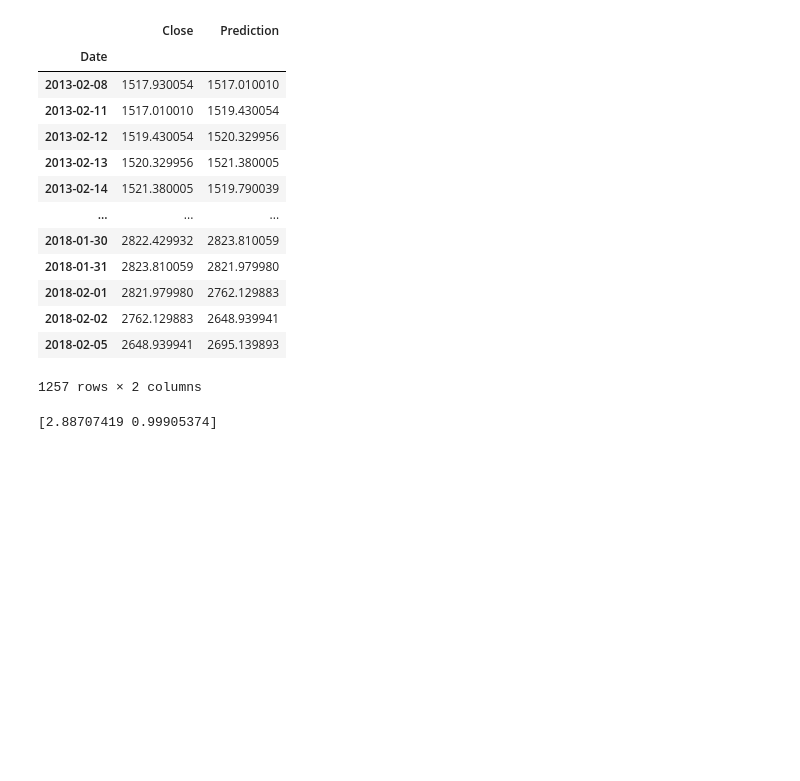
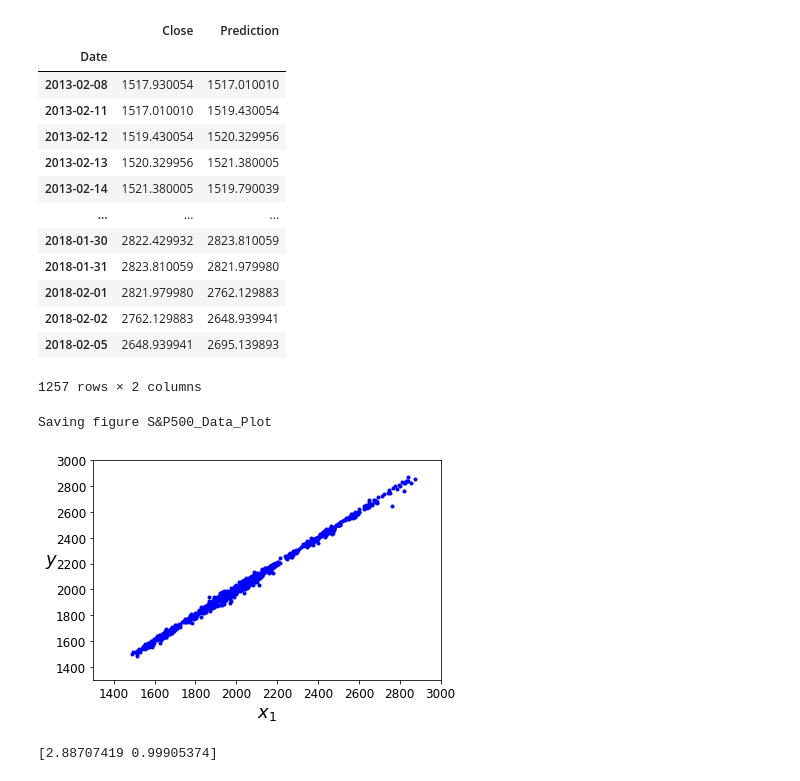
Before and after one commit to rtjuandi/Stock-Market-DAP, a Jupyter notebook: DAP4/GradientDecent.ipynb, the cells around one changed output. Cells and saved outputs as stored; diff of their text form; code cells hidden in the pictures; blank space fills up the shorter version.

```diff
--- a/DAP4/GradientDecent.ipynb
+++ b/DAP4/GradientDecent.ipynb
@@ -69,6 +69,17 @@ X = np.array(df.drop(['Prediction'], 1))
 y = np.array(df['Prediction'])
 
 X_train, X_test, y_train, y_test = train_test_split(X, y, test_size = 0.3, shuffle=False)
+# %%
+plt.plot(X, y, "b.")
+
+plt.xlabel("$x_1$", fontsize=18)
+plt.ylabel("$y$", rotation=0, fontsize=18)
+plt.axis([1300, 3000, 1300, 3000])
+save_fig("S&P500_Data_Plot")
+plt.show()
+# %% [output]
+Saving figure S&P500_Data_Plot
+[figure, added]
 # %%
 X_b = np.c_[np.ones((len(X), 1)), X]
 theta_best = np.linalg.inv(X_b.T.dot(X_b)).dot(X_b.T).dot(y)
```
Also changed, not shown: parts of 3 cells of this notebook, 3 other files.
